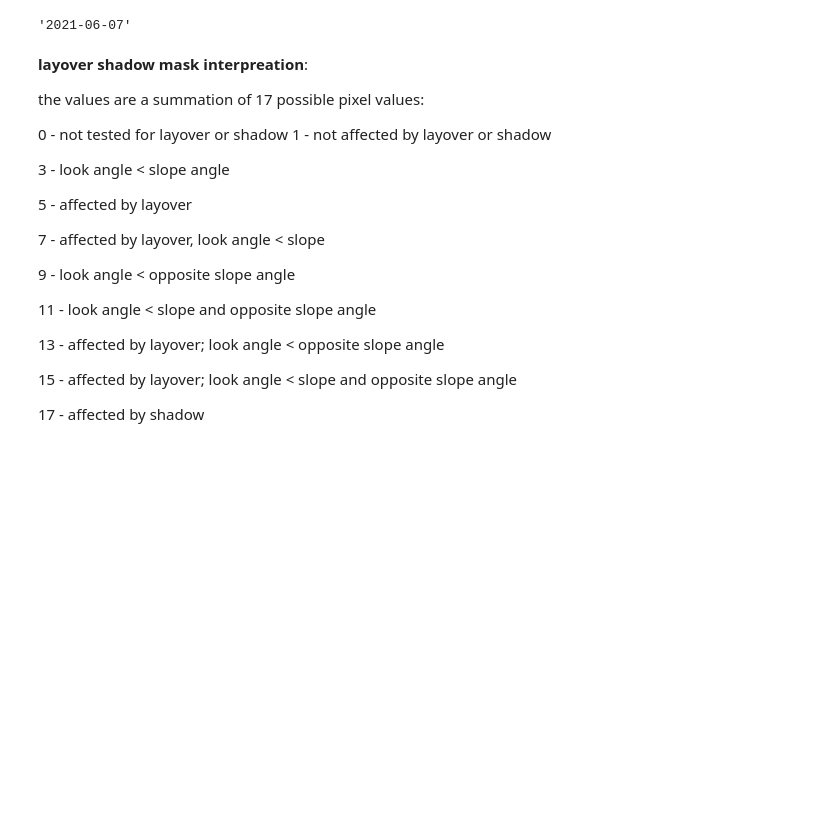
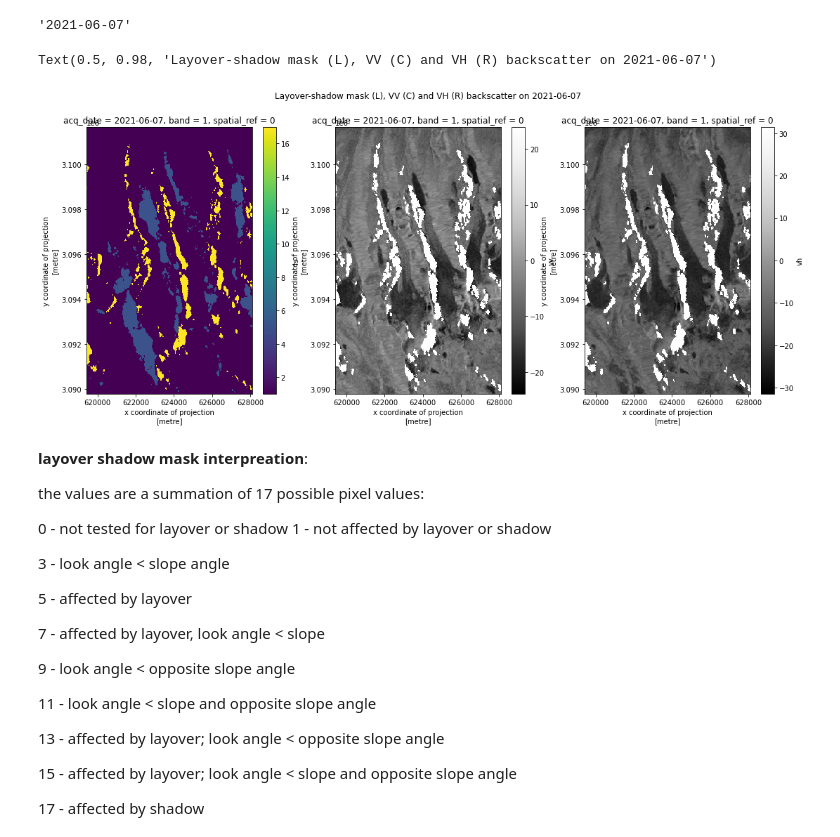
Before and after one commit to e-marshall/sentinel1_rtc, a Jupyter notebook: _sources/asf_local_mf.ipynb, the cells around one changed output. Saved outputs shown, nothing was run; the diff lists cells and outputs as text; code cells hidden in the pictures; blank space fills up the shorter version.

```diff
--- a/_sources/asf_local_mf.ipynb
+++ b/_sources/asf_local_mf.ipynb
@@ -614,11 +613,14 @@ str(asf_clip.isel(acq_date=10).acq_date.data)[:-19]
 # %%
 fig, axs = plt.subplots(ncols=3, figsize=(18,7))
 
-asf_clip.isel(acq_date=10).ls.plot(ax=axs[0])
-#power_to_db(asf_clip.isel(acq_date=10).vv).plot(ax=axs[1], cmap = plt.cm.Greys_r)
-#power_to_db(asf_clip.isel(acq_date=10).vh).plot(ax=axs[2], cmap = plt.cm.Greys_r)
+asf_clip.isel(acq_date=10).ls.plot(ax=axs[0]);
+power_to_db(asf_clip.isel(acq_date=10).vv).plot(ax=axs[1], cmap = plt.cm.Greys_r);
+power_to_db(asf_clip.isel(acq_date=10).vh).plot(ax=axs[2], cmap = plt.cm.Greys_r);
 
 fig.suptitle(f'Layover-shadow mask (L), VV (C) and VH (R) backscatter on {str(asf_clip.isel(acq_date=10).acq_date.data)[:-19]}')
+# %% [output]
+Text(0.5, 0.98, 'Layover-shadow mask (L), VV (C) and VH (R) backscatter on 2021-06-07')
+[figure, added]
 # %% [markdown]
 **layover shadow mask interpreation**:
 
```
Also changed, not shown: parts of 57 cells of this notebook, 21 other files.
